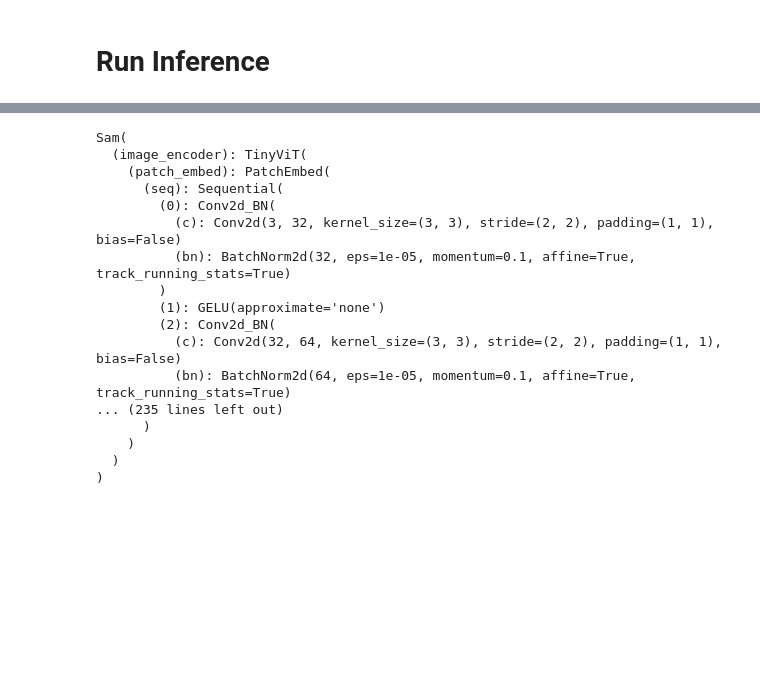
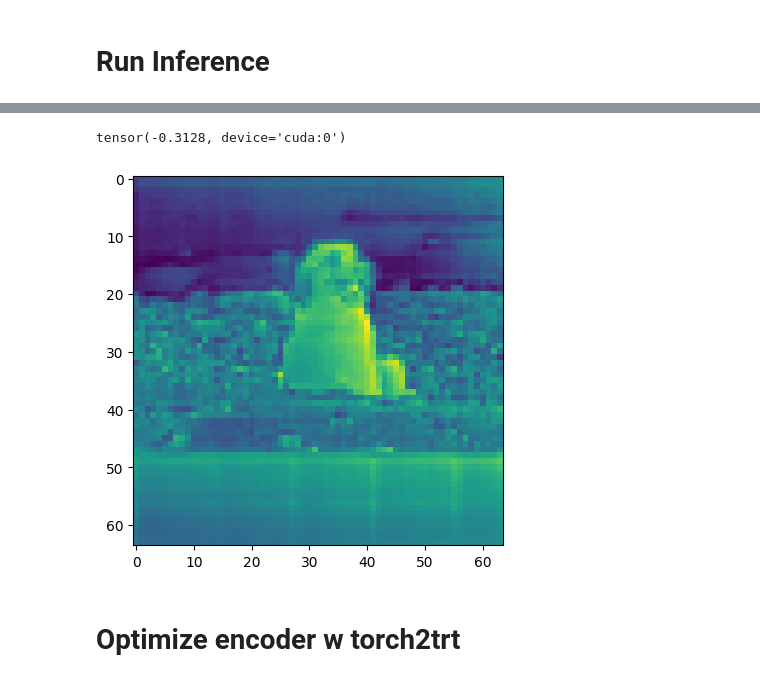
Before and after one commit to NVIDIA-AI-IOT/nanosam, a Jupyter notebook: notebooks/test_torch2trt_sam.ipynb, the cells around one changed output, grey strips where cells are left out. Drawn from its saved outputs; the diff is of its cells as text; code cells hidden in the pictures; blank space fills up the shorter version.

```diff
--- a/notebooks/test_torch2trt_sam.ipynb
+++ b/notebooks/test_torch2trt_sam.ipynb
@@ -103,26 +103,19 @@ print(20 / (t1 - t0))
+# %%
+features[0,0].min()
+# %% [output]
+tensor(-0.3128, device='cuda:0')
+# %%
+plt.imshow(features[0, 0].detach().cpu())
+plt.show()
+# %% [output]
+[figure, added]
 # %%
 features = image_encoder_trt(image_tensor)
+# %% [markdown]
+# Optimize encoder w torch2trt
 # %%
 
 from mobile_sam import sam_model_registry, SamAutomaticMaskGenerator, SamPredictor
 mobile_sam = sam_model_registry["vit_t"](checkpoint="../weights/mobile_sam.pt")
 mobile_sam.to(device="cuda")
-mobile_sam.eval()
+mobile_sam = mobile_sam.eval()
-# %% [output]
-Sam(
-  (image_encoder): TinyViT(
-    (patch_embed): PatchEmbed(
-      (seq): Sequential(
-        (0): Conv2d_BN(
-          (c): Conv2d(3, 32, kernel_size=(3, 3), stride=(2, 2), padding=(1, 1), bias=False)
-          (bn): BatchNorm2d(32, eps=1e-05, momentum=0.1, affine=True, track_running_stats=True)
-        )
-        (1): GELU(approximate='none')
-        (2): Conv2d_BN(
-          (c): Conv2d(32, 64, kernel_size=(3, 3), stride=(2, 2), padding=(1, 1), bias=False)
-          (bn): BatchNorm2d(64, eps=1e-05, momentum=0.1, affine=True, track_running_stats=True)
-... (235 lines left out)
-      )
-    )
-  )
-)
```
Also changed, not shown: parts of 7 cells of this notebook, 7 other files.
